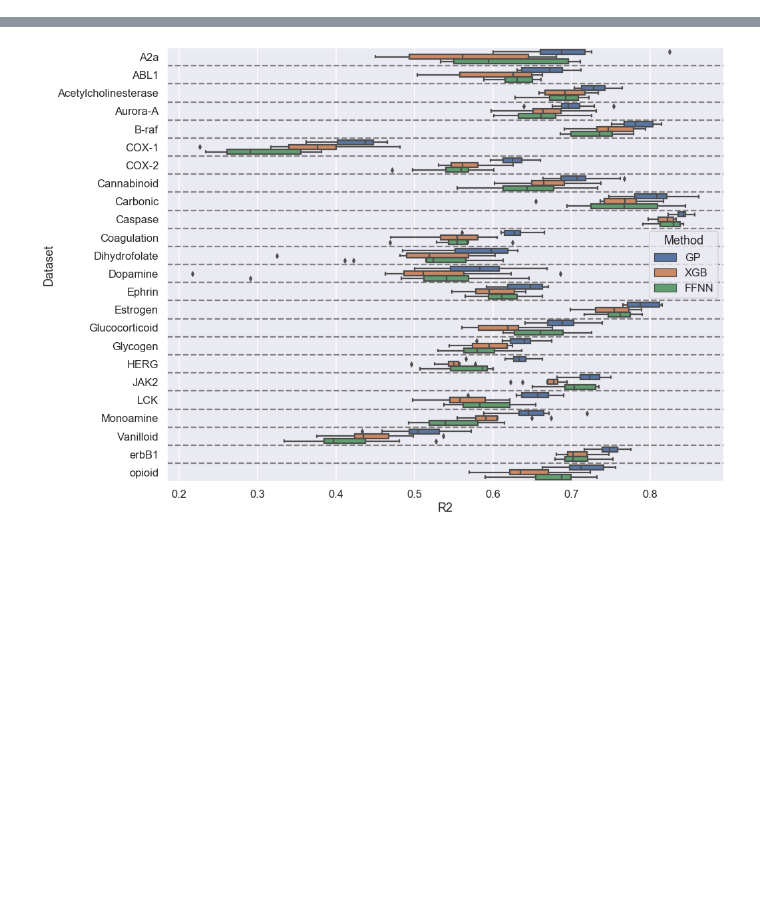
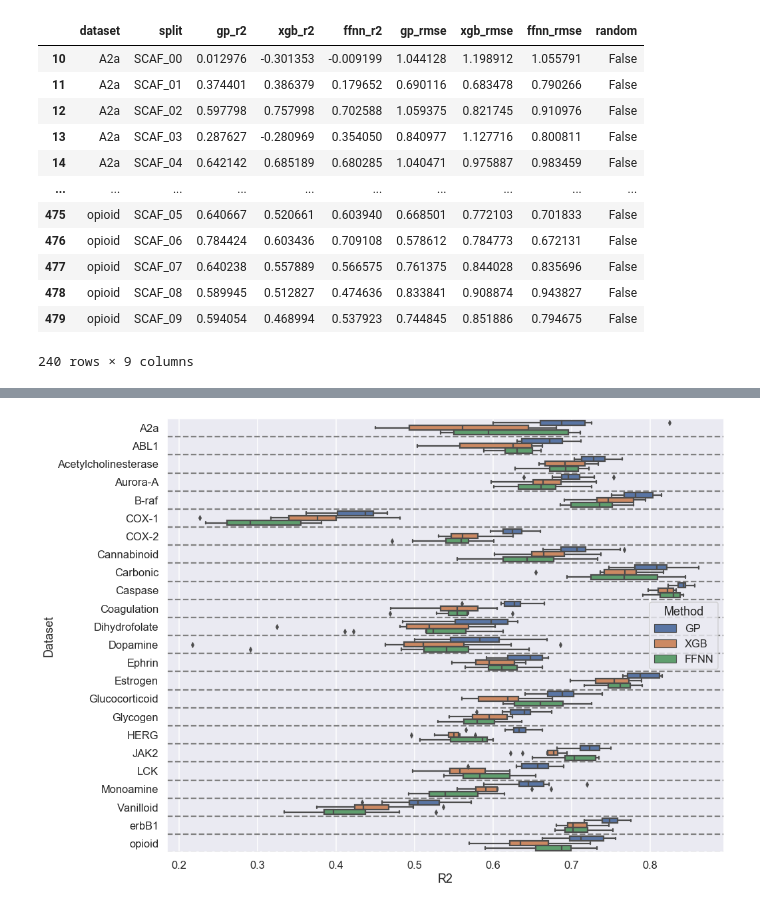
Before and after one commit to PatWalters/yamc, a Jupyter notebook: analysis.ipynb, the cells around one changed output, grey strips where cells are left out. Cells and saved outputs as stored; diff of their text form; code cells hidden in the pictures; blank space fills up the shorter version.

```diff
--- a/analysis.ipynb
+++ b/analysis.ipynb
@@ -5,0 +28,16 @@ df = pd.read_csv("comparison.csv")
+# %%
+df_scaf
+# %% [output]
+|  | dataset | split | gp_r2 | xgb_r2 | ffnn_r2 | gp_rmse | xgb_rmse | ffnn_rmse | random |
+| 10 | A2a | SCAF_00 | 0.012976 | -0.301353 | -0.009199 | 1.044128 | 1.198912 | 1.055791 | False |
+| 11 | A2a | SCAF_01 | 0.374401 | 0.386379 | 0.179652 | 0.690116 | 0.683478 | 0.790266 | False |
+| 12 | A2a | SCAF_02 | 0.597798 | 0.757998 | 0.702588 | 1.059375 | 0.821745 | 0.910976 | False |
+| 13 | A2a | SCAF_03 | 0.287627 | -0.280969 | 0.354050 | 0.840977 | 1.127716 | 0.800811 | False |
+| 14 | A2a | SCAF_04 | 0.642142 | 0.685189 | 0.680285 | 1.040471 | 0.975887 | 0.983459 | False |
+| ... | ... | ... | ... | ... | ... | ... | ... | ... | ... |
+| 475 | opioid | SCAF_05 | 0.640667 | 0.520661 | 0.603940 | 0.668501 | 0.772103 | 0.701833 | False |
+| 476 | opioid | SCAF_06 | 0.784424 | 0.603436 | 0.709108 | 0.578612 | 0.784773 | 0.672131 | False |
+| 477 | opioid | SCAF_07 | 0.640238 | 0.557889 | 0.566575 | 0.761375 | 0.844028 | 0.835696 | False |
+| 478 | opioid | SCAF_08 | 0.589945 | 0.512827 | 0.474636 | 0.833841 | 0.908874 | 0.943827 | False |
+| 479 | opioid | SCAF_09 | 0.594054 | 0.468994 | 0.537923 | 0.744845 | 0.851886 | 0.794675 | False |
+240 rows × 9 columns
```
Also changed, not shown: parts of 7 cells of this notebook, 2 other files.
